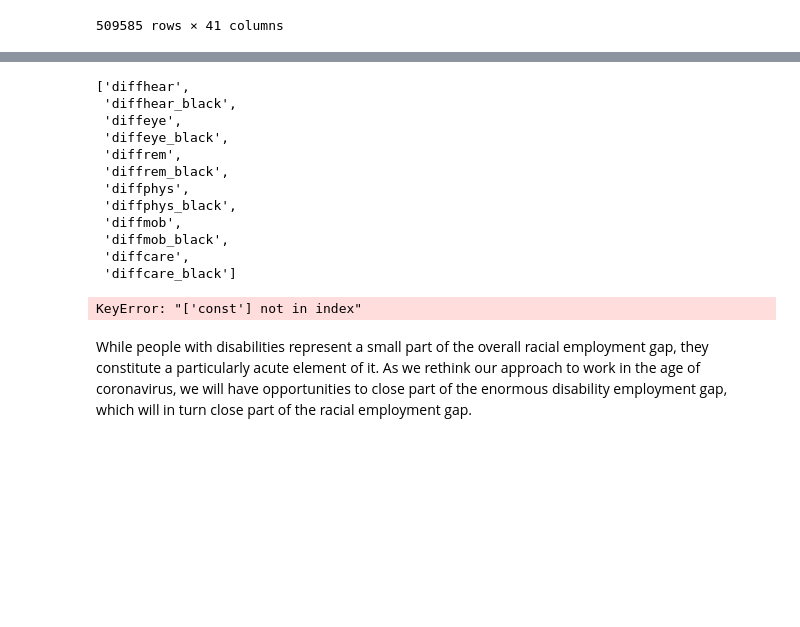
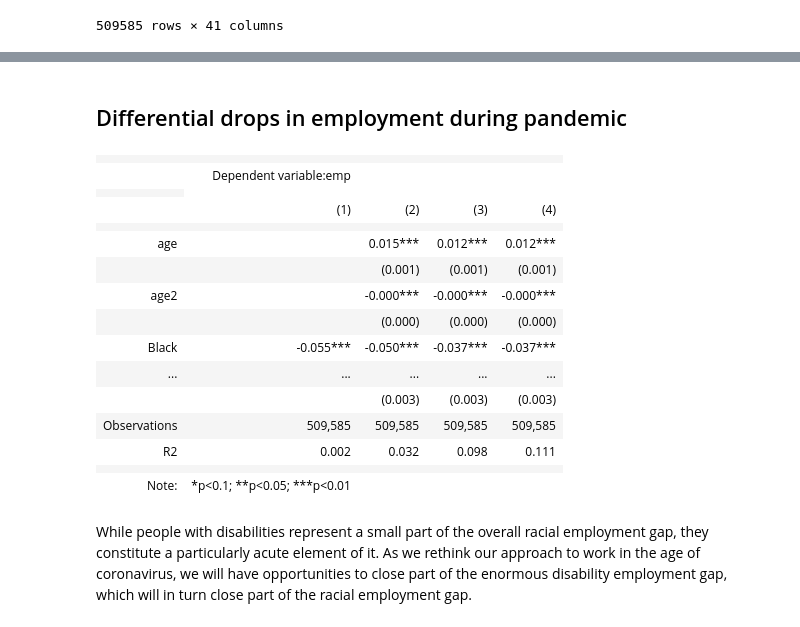
Before and after one commit to MaxGhenis/maxghenis.com, a Jupyter notebook: jupyterbook/blog/20200625/black_disability_employment.ipynb, the cells around one changed output, grey strips where cells are left out. Drawn from its saved outputs; the diff is of its cells as text; code cells hidden in the pictures; blank space fills up the shorter version.

```diff
--- a/jupyterbook/blog/20200625/black_disability_employment.ipynb
+++ b/jupyterbook/blog/20200625/black_disability_employment.ipynb
@@ -453,45 +485,37 @@ starg([m_diffs, m_diffs_black],
 |  |  |  |
 | Note: | *p<0.1; **p<0.05; ***p<0.01 |  |
-# %%
-list(mdf.flatten([[i] + [i + '_black'] for i in DIFFS]))
-# %% [output]
-['diffhear',
- 'diffhear_black',
- 'diffeye',
- 'diffeye_black',
- 'diffrem',
- 'diffrem_black',
- 'diffphys',
- 'diffphys_black',
- 'diffmob',
- 'diffmob_black',
- 'diffcare',
- 'diffcare_black']
-# %%
-cps_latest = cps[cps.date == cps.date.max()].copy(deep=True)
-cps_latest.drop('date', axis=1, inplace=True)
-
-cps_latest['is_black'] = cps_latest.black == 'Black'
-cps_latest['has_disability'] = cps_latest.disability == 'Has disability'
-cps_latest['is_black_has_disability'] = (
-    cps_latest.is_black & cps_latest.has_disability)
-cps_latest.drop(['black', 'disability'], axis=1, inplace=True)
-
-cps_latest = sm.add_constant(cps_latest) * 1
-
-m = sm.WLS(cps_latest.emp,
-           cps_latest[['is_black', 'has_disability',
-                       'is_black_has_disability', 'const']],
-           cps_latest.w).fit(cov_type='HC1')
-
-star = sg.Stargazer([m])
-star.covariate_order(['is_black', 'has_disability', 'is_black_has_disability'])
-star.rename_covariates({'is_black': 'Black',
-                        'has_disability': 'Has disability',
-                        'is_black_has_disability': 'Black * Has disability'})
-star
-# %% [output]
-KeyError: "['const'] not in index"
+# %% [markdown]
+## Differential drops in employment during pandemic
+# %%
+DD_COLS = ['black', 'covid', 'black_covid']
+DDD_COLS = DD_COLS + ['disability', 'black_disability', 'disability_covid',
+                      'black_disability_covid']
+dd_no_controls = emp_model(DD_COLS)
+dd = emp_model(DD_COLS + MONTH_FES + CONTROLS)
+ddd = emp_model(DDD_COLS + MONTH_FES + CONTROLS)
+ddd_diffs = emp_model(DDD_COLS + MONTH_FES + CONTROLS + DIFFS)
+# m_diffs_black = emp_model(['black'] + MONTH_FES + CONTROLS + DIFFS +
+#                           black_diffs)
+
+starg([dd_no_controls, dd, ddd, ddd_diffs])
+#       ['black'] + list(mdf.flatten([[i] + [i + '_black'] for i in DIFFS])))
+# %% [output]
+|  |  |  |  |  |
+|  | Dependent variable:emp |  |  |  |
+|  |
+|  | (1) | (2) | (3) | (4) |
+|  |  |  |  |  |
+| age |  | 0.015*** | 0.012*** | 0.012*** |
+|  |  | (0.001) | (0.001) | (0.001) |
+| age2 |  | -0.000*** | -0.000*** | -0.000*** |
+|  |  | (0.000) | (0.000) | (0.000) |
+| Black | -0.055*** | -0.050*** | -0.037*** | -0.037*** |
+| ... | ... | ... | ... | ... |
+|  |  | (0.003) | (0.003) | (0.003) |  |  |  |  |  |
+| Observations | 509,585 | 509,585 | 509,585 | 509,585 |
+| R2 | 0.002 | 0.032 | 0.098 | 0.111 |
+|  |  |  |  |  |
+| Note: | *p<0.1; **p<0.05; ***p<0.01 |  |  |  |
 # %% [markdown]
 While people with disabilities represent a small part of the overall racial employment gap,
 they constitute a particularly acute element of it.
```
Also changed, not shown: parts of 10 cells of this notebook.
